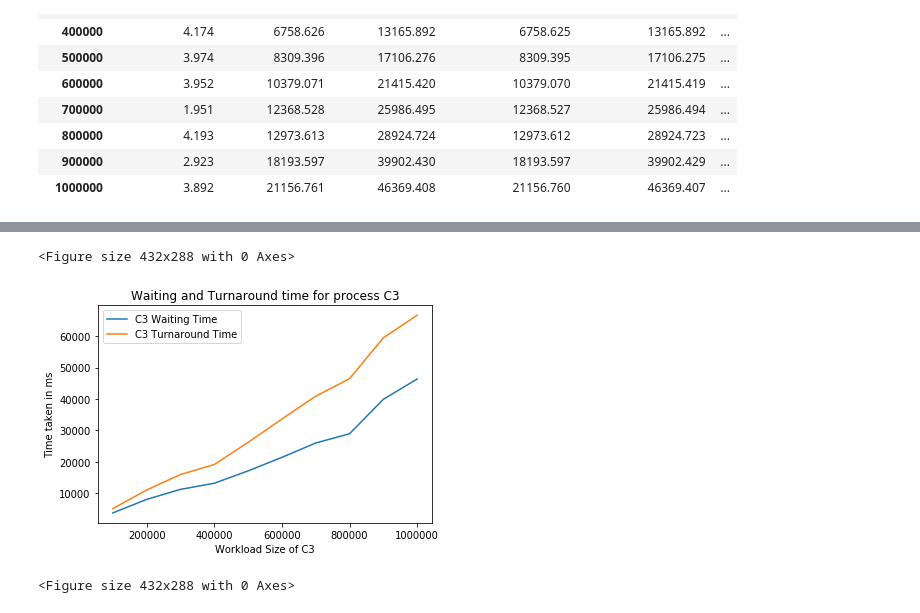
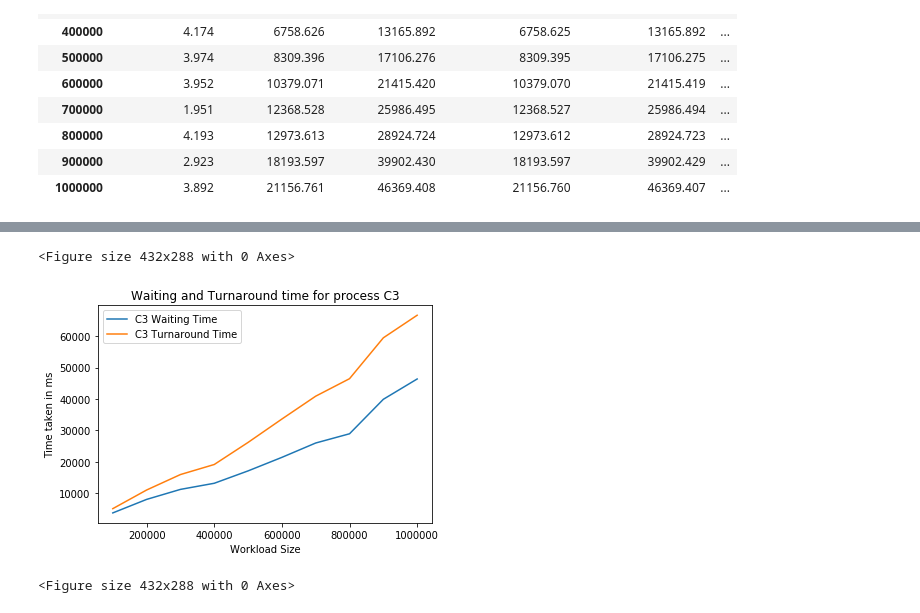
Before and after one commit to Amogh-Bharadwaj/OS_Assignment, a Jupyter notebook: fcfs.ipynb, the cells around one changed output, grey strips where cells are left out. Saved outputs shown, nothing was run; the diff lists cells and outputs as text; code cells hidden in the pictures.

```diff
--- a/fcfs.ipynb
+++ b/fcfs.ipynb
@@ -56,13 +56,13 @@ plt.show()
 # %%
 df3 = df[['C3 Waiting Time','C3 Turnaround Time']]
 plt.figure()
 df3.plot(title='Waiting and Turnaround time for process C3')
-plt.xlabel('Workload Size of C3')
+plt.xlabel('Workload Size')
 plt.ylabel('Time taken in ms')
 plt.show()
 # %% [output]
 <Figure size 432x288 with 0 Axes>
-[figure, old version]
+[figure, new version]
 # %%
 plt.figure()
 df.plot(title='Waiting and Turnaround time')
```
Also changed, not shown: parts of 2 cells of this notebook.
